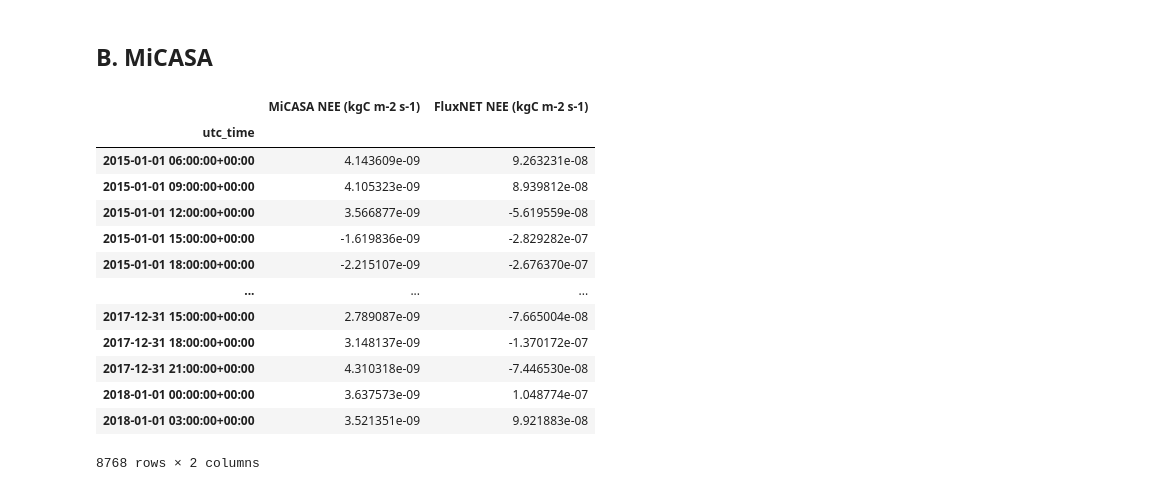
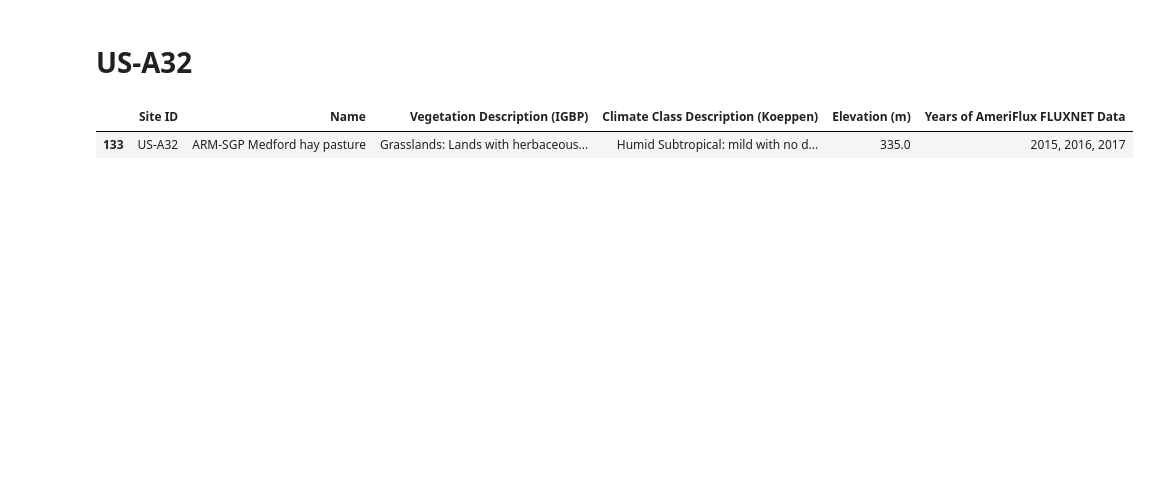
Before and after one commit to hannahzafar/FLUXNET-Model-comparison, a Jupyter notebook: comparison.ipynb, the cells around one changed output. Drawn from its saved outputs; the diff is of its cells as text; code cells hidden in the pictures; blank space fills up the shorter version.

```diff
--- a/comparison.ipynb
+++ b/comparison.ipynb
@@ -200,2 +159,0 @@ Freq: 3h, Name: FluxNET NEE (kgC m-2 s-1), Length: 8768, dtype: float64
-# %% [markdown]
-## B. MiCASA
@@ -213,19 +160,25 @@ micasa_ds.index.name = 'utc_time'
-# %%
-# Append together
-plot_ds = micasa_ds.merge(fluxnet_sel_final,left_index=True, right_index=True)
-plot_ds
-# %% [output]
-|  | MiCASA NEE (kgC m-2 s-1) | FluxNET NEE (kgC m-2 s-1) |
-| utc_time |  |  |
-| 2015-01-01 06:00:00+00:00 | 4.143609e-09 | 9.263231e-08 |
-| 2015-01-01 09:00:00+00:00 | 4.105323e-09 | 8.939812e-08 |
-| 2015-01-01 12:00:00+00:00 | 3.566877e-09 | -5.619559e-08 |
-| 2015-01-01 15:00:00+00:00 | -1.619836e-09 | -2.829282e-07 |
-| 2015-01-01 18:00:00+00:00 | -2.215107e-09 | -2.676370e-07 |
-| ... | ... | ... |
-| 2017-12-31 15:00:00+00:00 | 2.789087e-09 | -7.665004e-08 |
-| 2017-12-31 18:00:00+00:00 | 3.148137e-09 | -1.370172e-07 |
-| 2017-12-31 21:00:00+00:00 | 4.310318e-09 | -7.446530e-08 |
-| 2018-01-01 00:00:00+00:00 | 3.637573e-09 | 1.048774e-07 |
-| 2018-01-01 03:00:00+00:00 | 3.521351e-09 | 9.921883e-08 |
-8768 rows × 2 columns
+# %%
+# Define misc plotting variables
+site_subset = ['Site ID',
+                'Name',
+                'Vegetation Description (IGBP)',
+                'Climate Class Description (Koeppen)',
+                'Elevation (m)',
+                'Years of AmeriFlux FLUXNET Data']
+
+datetimeformatter = DatetimeTickFormatter(
+    hours='%H:%M',
+    days='%m/%d %H:%M',
+    months='%b %Y',
+)
+    # months='%b %Y %H:%M'),
+# %% [markdown]
+# US-A32
+# %%
+site_ID =  'US-A32'
+site_sel = ameriflux_meta.loc[ameriflux_meta['Site ID'] == site_ID][site_subset]
+with pd.option_context('display.max_colwidth', None):
+  display(site_sel)
+# %% [output]
+|  | Site ID | Name | Vegetation Description (IGBP) | Climate Class Description (Koeppen) | Elevation (m) | Years of AmeriFlux FLUXNET Data |
+| 133 | US-A32 | ARM-SGP Medford hay pasture | Grasslands: Lands with herbaceous... | Humid Subtropical: mild with no d... | 335.0 | 2015, 2016, 2017 |
```
Also changed, not shown: parts of 28 cells of this notebook.
